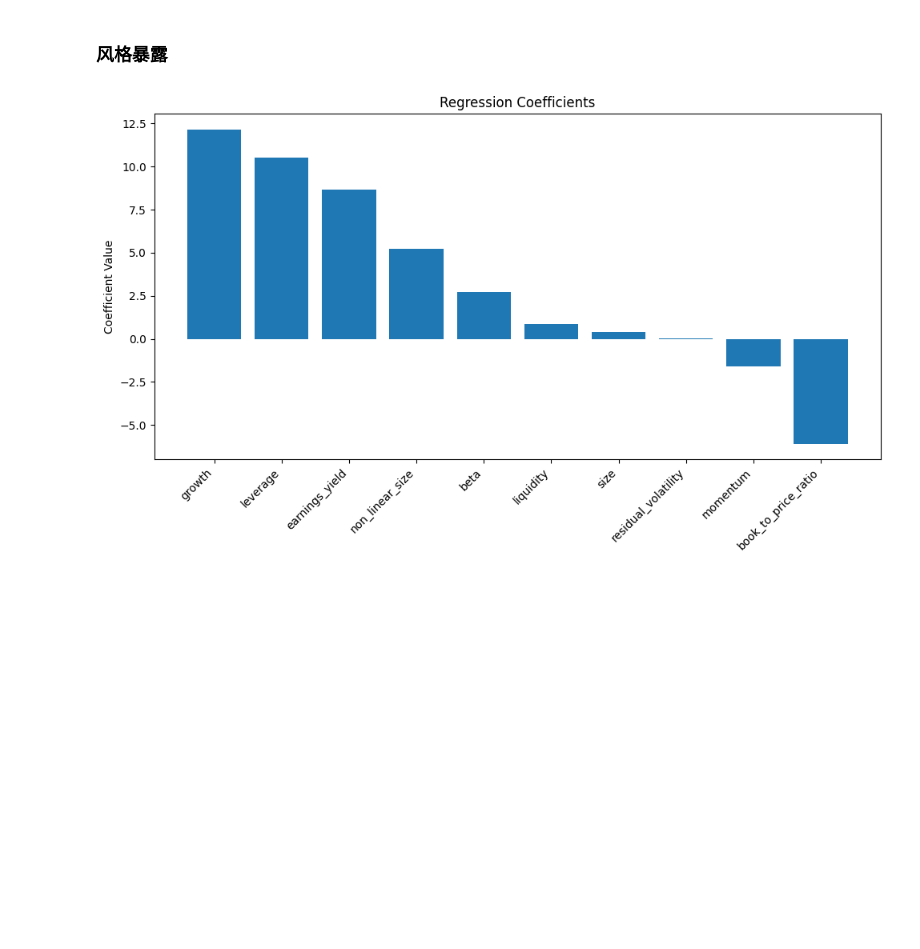
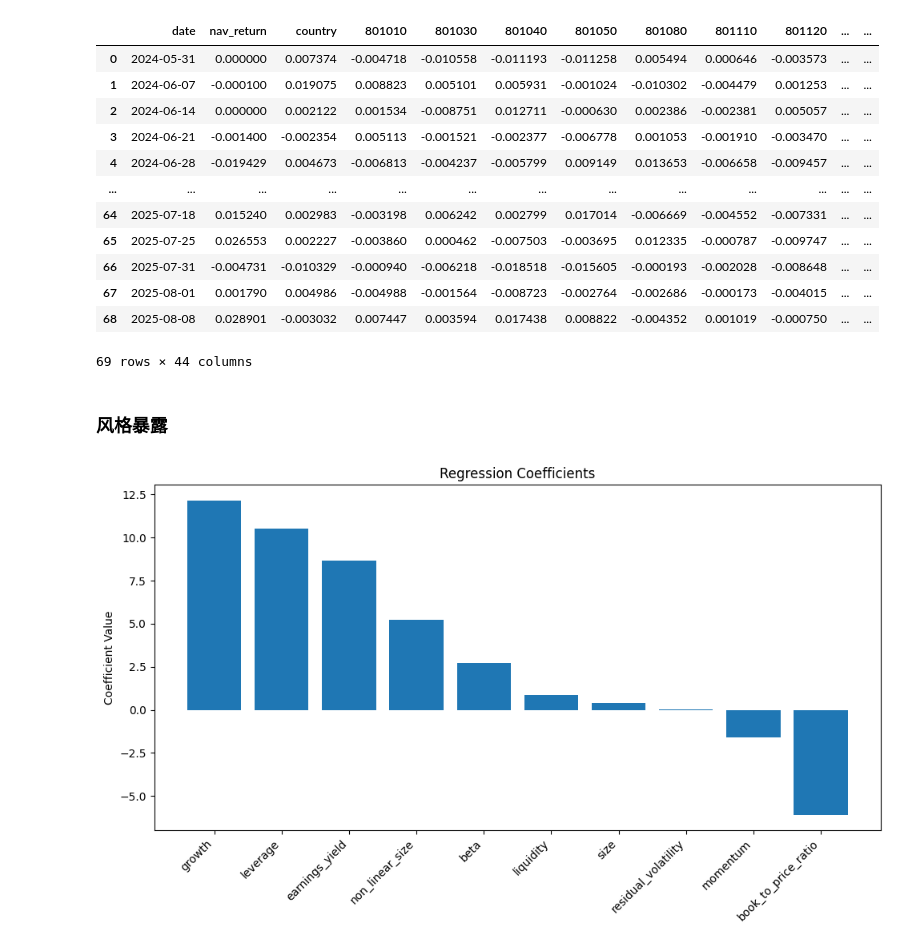
Before and after one commit to Slow-birds/Private_nav_research, a Jupyter notebook: test.ipynb, the cells around one changed output. Cells and saved outputs as stored; diff of their text form; code cells hidden in the pictures; blank space fills up the shorter version.

```diff
--- a/test.ipynb
+++ b/test.ipynb
@@ -18 +54,17 @@ data.dropna(inplace=True)
+# %%
+data
+# %% [output]
+|  | date | nav_return | country | 801010 | 801030 | 801040 | 801050 | 801080 | 801110 | 801120 | ... | ... |
+| 0 | 2024-05-31 | 0.000000 | 0.007374 | -0.004718 | -0.010558 | -0.011193 | -0.011258 | 0.005494 | 0.000646 | -0.003573 | ... | ... |
+| 1 | 2024-06-07 | -0.000100 | 0.019075 | 0.008823 | 0.005101 | 0.005931 | -0.001024 | -0.010302 | -0.004479 | 0.001253 | ... | ... |
+| 2 | 2024-06-14 | 0.000000 | 0.002122 | 0.001534 | -0.008751 | 0.012711 | -0.000630 | 0.002386 | -0.002381 | 0.005057 | ... | ... |
+| 3 | 2024-06-21 | -0.001400 | -0.002354 | 0.005113 | -0.001521 | -0.002377 | -0.006778 | 0.001053 | -0.001910 | -0.003470 | ... | ... |
+| 4 | 2024-06-28 | -0.019429 | 0.004673 | -0.006813 | -0.004237 | -0.005799 | 0.009149 | 0.013653 | -0.006658 | -0.009457 | ... | ... |
+| ... | ... | ... | ... | ... | ... | ... | ... | ... | ... | ... | ... | ... |
+| 64 | 2025-07-18 | 0.015240 | 0.002983 | -0.003198 | 0.006242 | 0.002799 | 0.017014 | -0.006669 | -0.004552 | -0.007331 | ... | ... |
+| 65 | 2025-07-25 | 0.026553 | 0.002227 | -0.003860 | 0.000462 | -0.007503 | -0.003695 | 0.012335 | -0.000787 | -0.009747 | ... | ... |
+| 66 | 2025-07-31 | -0.004731 | -0.010329 | -0.000940 | -0.006218 | -0.018518 | -0.015605 | -0.000193 | -0.002028 | -0.008648 | ... | ... |
+| 67 | 2025-08-01 | 0.001790 | 0.004986 | -0.004988 | -0.001564 | -0.008723 | -0.002764 | -0.002686 | -0.000173 | -0.004015 | ... | ... |
+| 68 | 2025-08-08 | 0.028901 | -0.003032 | 0.007447 | 0.003594 | 0.017438 | 0.008822 | -0.004352 | 0.001019 | -0.000750 | ... | ... |
+69 rows × 44 columns
 # %%
```
Also changed, not shown: parts of 6 cells of this notebook, 30 other files.
